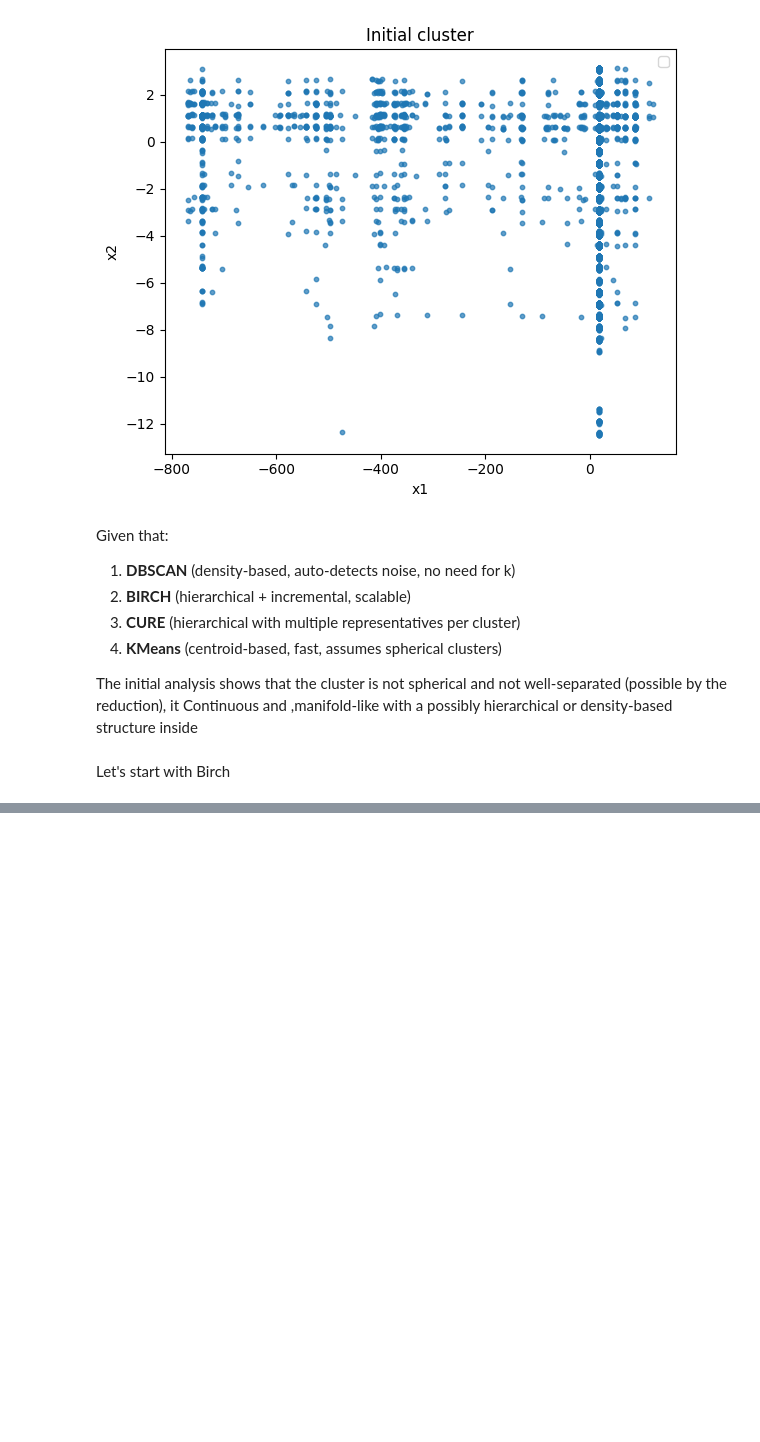
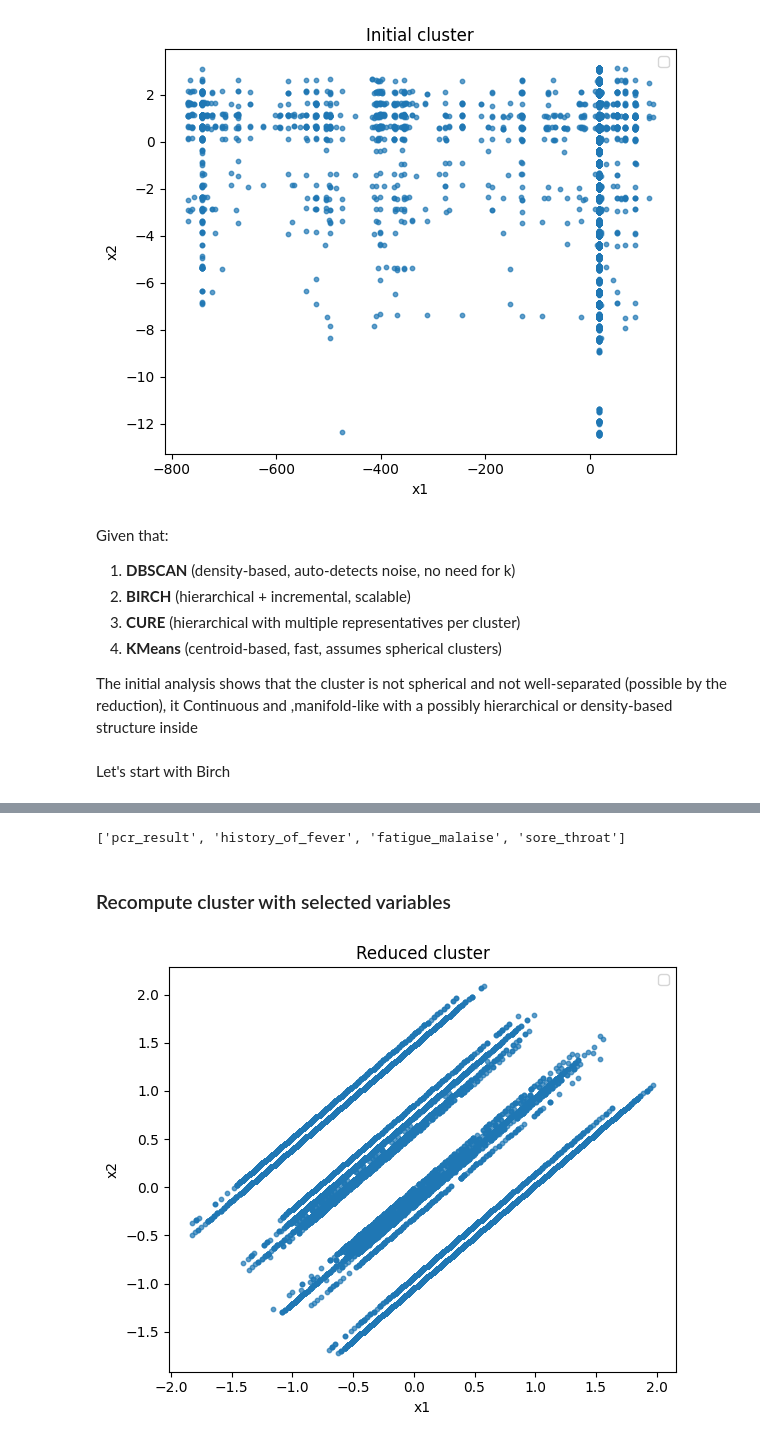
Before and after one commit to HFR1994/data-mining, a Jupyter notebook: src/Data_Mining.ipynb, the cells around one changed output, grey strips where cells are left out. Drawn from its saved outputs; the diff is of its cells as text; code cells hidden in the pictures; blank space fills up the shorter version.

```diff
--- a/src/Data_Mining.ipynb
+++ b/src/Data_Mining.ipynb
@@ -1416,2 +1441,2 @@ plot_scatter(X_pca_2d, labels, 'BIRCH on Blobs (threshold=0.5, n_clusters=4)')
 # %%
-df_clus['cluster_labels'] = labels
+df_clus["labels"] = best_labels
@@ -1421,0 +1633,10 @@ array([4, 2, 3, 1, 6, 0, 5])
+# %%
+cramers_table = pd.Series(
+    {
+        c: cramers_v(df_clus[c], df_clus["labels"])
+        for c in bool_features
+    },
+    name="cramers_v"
+).sort_values(ascending=False)
+
+cramers_table
@@ -1421,0 +1661,36 @@ array([4, 2, 3, 1, 6, 0, 5])
+# %%
+bool_summary = pd.DataFrame({
+    "delta_p": delta_p,
+    "cramers_v": cramers_table
+}).sort_values(
+    ["cramers_v", "delta_p"],
+    ascending=False
+)
+
+# Given the spread of values is low less select everyone who is above the no discrimination category (Cramer V) and has a large delta
+
+selected_bool = bool_summary.query(
+    "cramers_v >= 0.05 and delta_p >= 0.05"
+).index
+
+selected_bool = list(selected_bool)
+
+selected_bool
+# %% [output]
+['pcr_result', 'history_of_fever', 'fatigue_malaise', 'sore_throat']
+# %% [markdown]
+### Recompute cluster with selected variables
+# %%
+id_cols = selected_bool + ["age"]
+df_reduced = merged_hospitals[id_cols]
+
+# Scale the value based on the median to handle outliers
+X_reduced = scaler.fit_transform(df_reduced)
+# %%
+# Lets plot a visualization of the points to give a general idea
+
+# Reduce to two dimensions
+X_pca_2d_reduced = PCA(n_components=2).fit_transform(X_reduced)
+plot_scatter(X_pca_2d_reduced, None, 'Reduced cluster')
+# %% [output]
+[figure, added]
```
Also changed, not shown: parts of 43 cells of this notebook, 1 other file.
